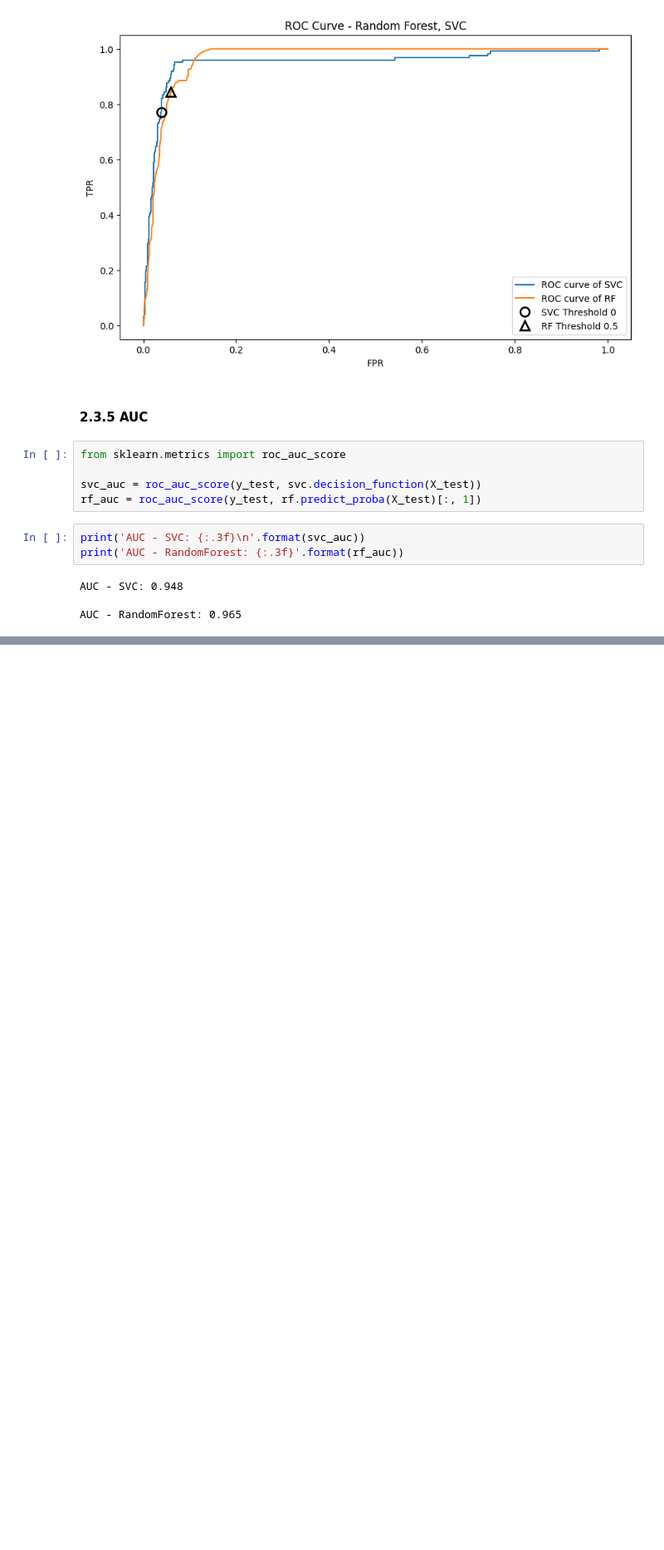
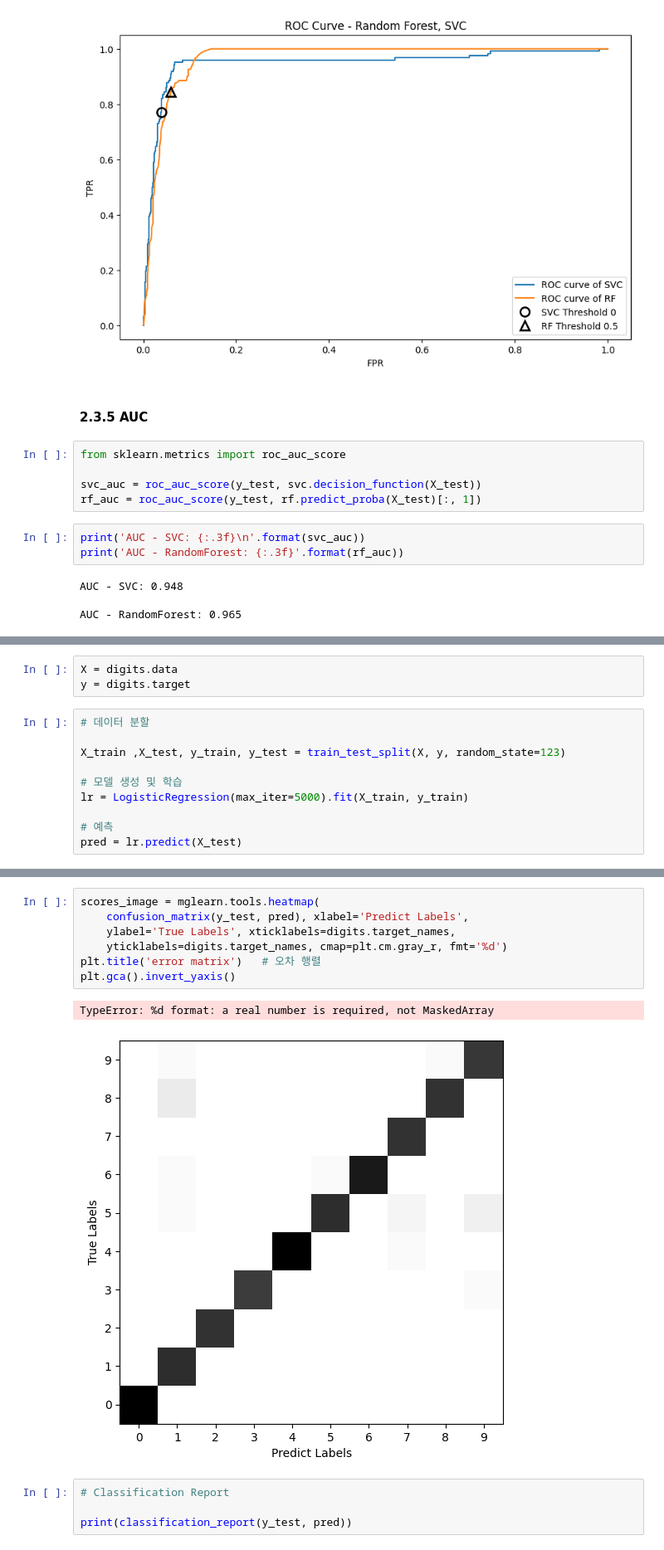
Before and after one commit to va4756/big_RaeJung, a Jupyter notebook: bigdata_RaeJung_02.ipynb, the cells around one changed output, grey strips where cells are left out. Shown at 83% size. Saved outputs shown, nothing was run; the diff lists cells and outputs as text; blank space fills up the shorter version.

```diff
--- a/bigdata_RaeJung_02.ipynb
+++ b/bigdata_RaeJung_02.ipynb
@@ -563,0 +630,13 @@ AUC - RandomForest: 0.965
+# %%
+X = digits.data
+y = digits.target
+# %%
+# 데이터 분할
+
+X_train ,X_test, y_train, y_test = train_test_split(X, y, random_state=123)
+
+# 모델 생성 및 학습
+lr = LogisticRegression(max_iter=5000).fit(X_train, y_train)
+
+# 예측
+pred = lr.predict(X_test)
@@ -563,0 +664,14 @@ AUC - RandomForest: 0.965
+# %%
+scores_image = mglearn.tools.heatmap(
+    confusion_matrix(y_test, pred), xlabel='Predict Labels',
+    ylabel='True Labels', xticklabels=digits.target_names,
+    yticklabels=digits.target_names, cmap=plt.cm.gray_r, fmt='%d')
+plt.title('error matrix')   # 오차 행렬
+plt.gca().invert_yaxis()
+# %% [output]
+TypeError: %d format: a real number is required, not MaskedArray
+[figure, added]
+# %%
+# Classification Report
+
+print(classification_report(y_test, pred))
```
Also changed, not shown: parts of 41 cells of this notebook.
